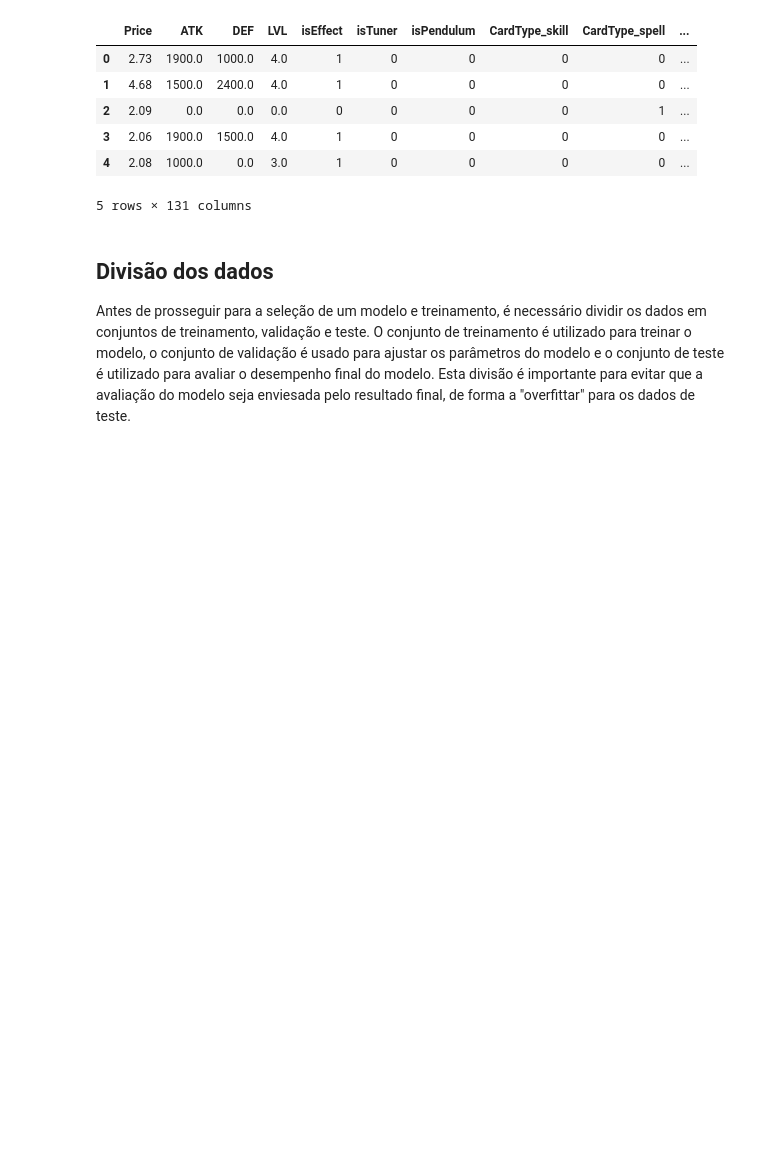
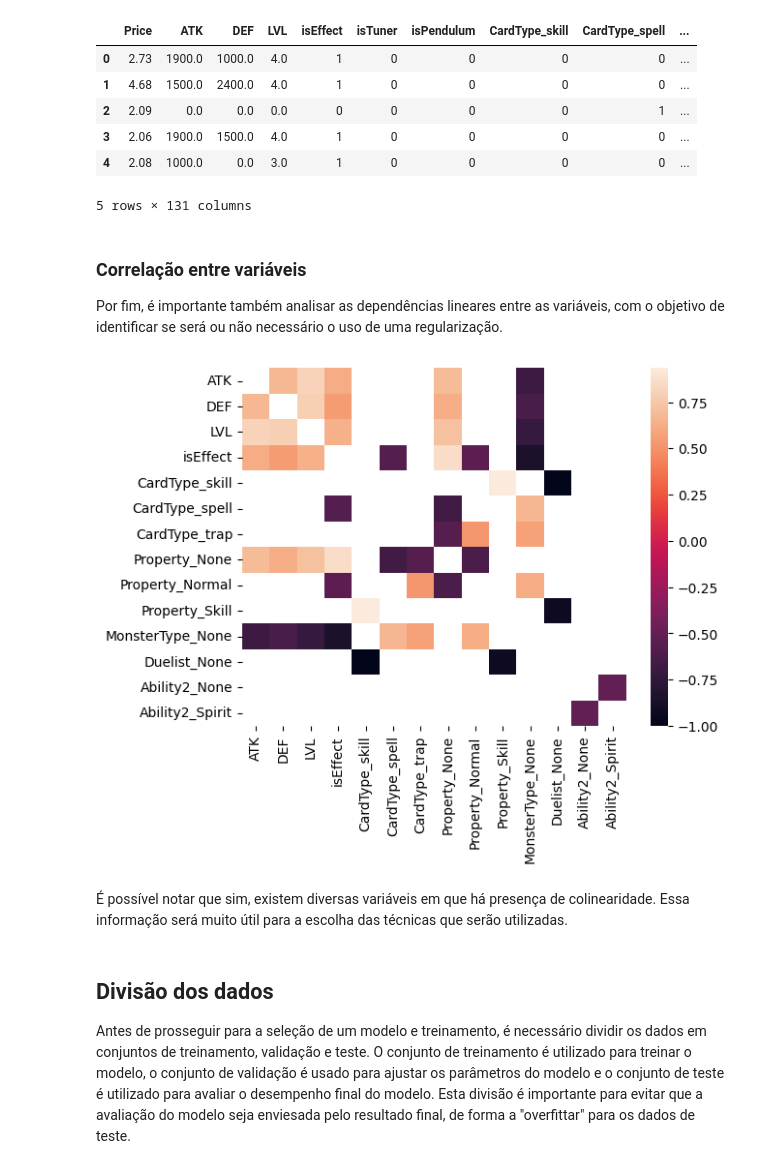
Before and after one commit to Marcompp/MachineLearningFinal, a Jupyter notebook: Relatorio-Final.ipynb, the cells around one changed output. Saved outputs shown, nothing was run; the diff lists cells and outputs as text; code cells hidden in the pictures; blank space fills up the shorter version.

Commit message:
Update Relatorio-Final.ipynb
Tentando encontrar um modelo que melhore o desempenho

```diff
--- a/Relatorio-Final.ipynb
+++ b/Relatorio-Final.ipynb
@@ -327,6 +328,20 @@ model_data.head()
 | 3 | 2.06 | 1900.0 | 1500.0 | 4.0 | 1 | 0 | 0 | 0 | 0 | ... |
 | 4 | 2.08 | 1000.0 | 0.0 | 3.0 | 1 | 0 | 0 | 0 | 0 | ... |
 5 rows × 131 columns
+# %% [markdown]
+### Correlação entre variáveis
+
+Por fim, é importante também analisar as dependências lineares entre as variáveis, com o objetivo de identificar se será ou não necessário o uso de uma regularização.
+# %%
+corr = model_data.corr(numeric_only=True)
+corr = corr[(abs(corr) > 0.5) & (abs(corr) != 1)]
+corr.dropna(axis=0, how='all', inplace=True)
+corr.dropna(axis=1, how='all', inplace=True)
+sns.heatmap(corr);
+# %% [output]
+[figure, added]
+# %% [markdown]
+É possível notar que sim, existem diversas variáveis em que há presença de colinearidade. Essa informação será muito útil para a escolha das técnicas que serão utilizadas.
 # %% [markdown]
 ## Divisão dos dados
 
```
Also changed, not shown: parts of 17 cells of this notebook.
